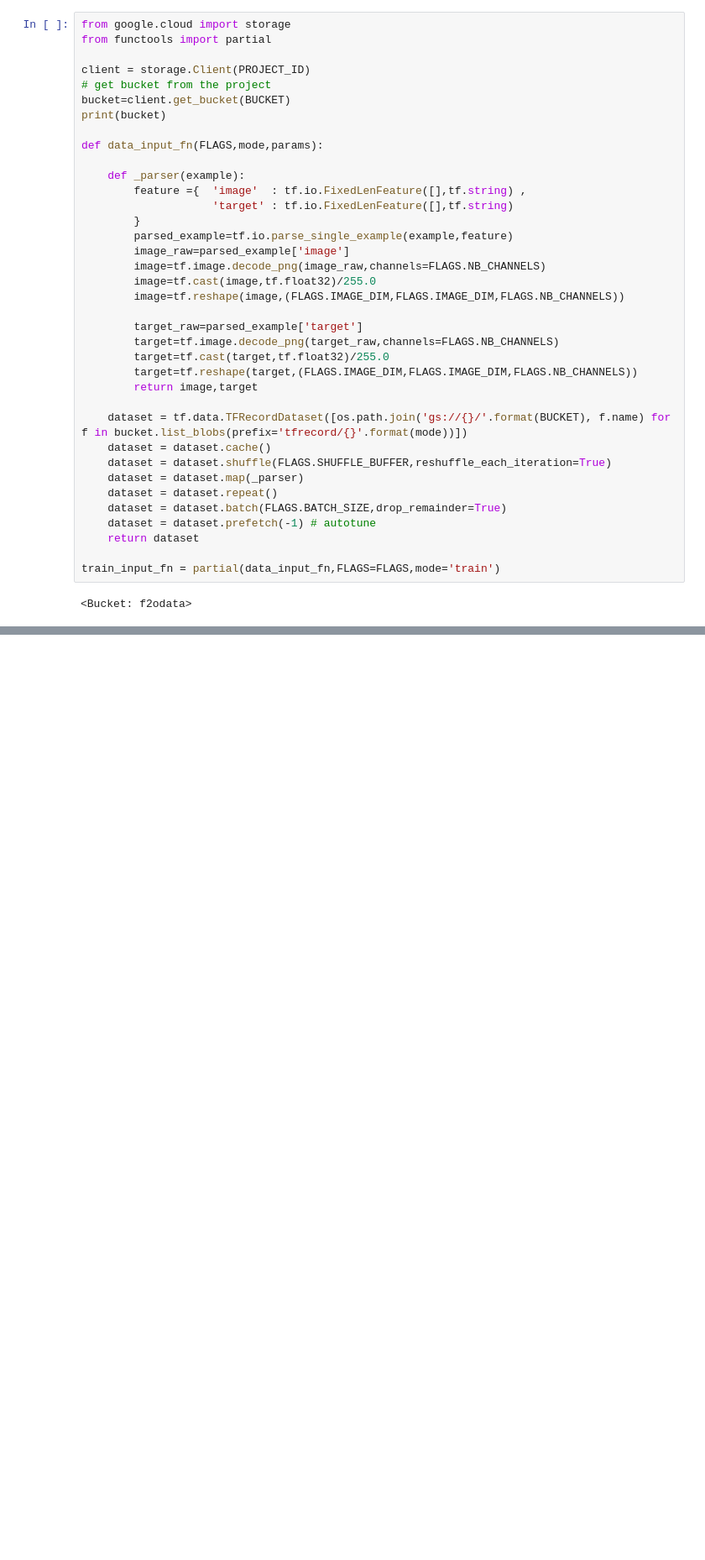
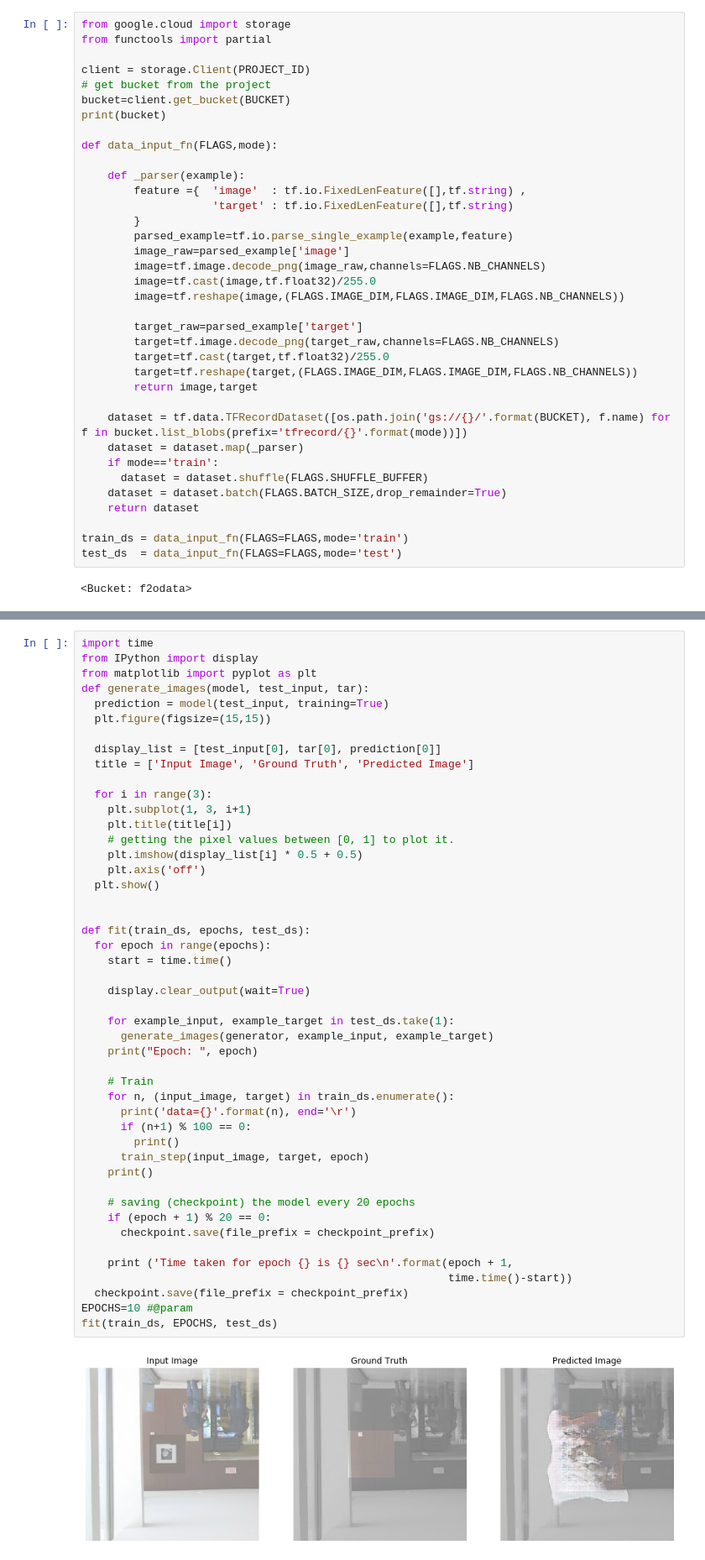
Before and after one commit to mnansary/pyF2O, a Jupyter notebook: pix2pix_src.ipynb, the cells around one changed output, grey strips where cells are left out. Shown at 84% size. Cells and saved outputs as stored; diff of their text form; blank space fills up the shorter version.

```diff
--- a/pix2pix_src.ipynb
+++ b/pix2pix_src.ipynb
@@ -149,7 +146,7 @@ client = storage.Client(PROJECT_ID)
 bucket=client.get_bucket(BUCKET)
 print(bucket)
 
-def data_input_fn(FLAGS,mode,params):
+def data_input_fn(FLAGS,mode):
 
     def _parser(example):
         feature ={  'image'  : tf.io.FixedLenFeature([],tf.string) ,
@@ -168,14 +165,13 @@ def data_input_fn(FLAGS,mode,params):
         return image,target
 
     dataset = tf.data.TFRecordDataset([os.path.join('gs://{}/'.format(BUCKET), f.name) for f in bucket.list_blobs(prefix='tfrecord/{}'.format(mode))])
-    dataset = dataset.cache()
-    dataset = dataset.shuffle(FLAGS.SHUFFLE_BUFFER,reshuffle_each_iteration=True)
     dataset = dataset.map(_parser)
-    dataset = dataset.repeat()
+    if mode=='train':
+      dataset = dataset.shuffle(FLAGS.SHUFFLE_BUFFER)
     dataset = dataset.batch(FLAGS.BATCH_SIZE,drop_remainder=True)
-    dataset = dataset.prefetch(-1) # autotune
     return dataset
 
-train_input_fn = partial(data_input_fn,FLAGS=FLAGS,mode='train')
+train_ds = data_input_fn(FLAGS=FLAGS,mode='train')
+test_ds  = data_input_fn(FLAGS=FLAGS,mode='test')
 # %% [output]
 <Bucket: f2odata>
@@ -247,0 +185,49 @@ TypeError: ignored
+# %%
+import time
+from IPython import display
+from matplotlib import pyplot as plt
+def generate_images(model, test_input, tar):
+  prediction = model(test_input, training=True)
+  plt.figure(figsize=(15,15))
+
+  display_list = [test_input[0], tar[0], prediction[0]]
+  title = ['Input Image', 'Ground Truth', 'Predicted Image']
+
+  for i in range(3):
+    plt.subplot(1, 3, i+1)
+    plt.title(title[i])
+    # getting the pixel values between [0, 1] to plot it.
+    plt.imshow(display_list[i] * 0.5 + 0.5)
+    plt.axis('off')
+  plt.show()
+
+
+def fit(train_ds, epochs, test_ds):
+  for epoch in range(epochs):
+    start = time.time()
+
+    display.clear_output(wait=True)
+
+    for example_input, example_target in test_ds.take(1):
+      generate_images(generator, example_input, example_target)
+    print("Epoch: ", epoch)
+
+    # Train
+    for n, (input_image, target) in train_ds.enumerate():
+      print('data={}'.format(n), end='\r')
+      if (n+1) % 100 == 0:
+        print()
+      train_step(input_image, target, epoch)
+    print()
+
+    # saving (checkpoint) the model every 20 epochs
+    if (epoch + 1) % 20 == 0:
+      checkpoint.save(file_prefix = checkpoint_prefix)
+
+    print ('Time taken for epoch {} is {} sec\n'.format(epoch + 1,
+                                                        time.time()-start))
+  checkpoint.save(file_prefix = checkpoint_prefix)
+EPOCHS=10 #@param
+fit(train_ds, EPOCHS, test_ds)
+# %% [output]
+[figure, added]
```
Also changed, not shown: parts of 23 cells of this notebook, 1 other file.
